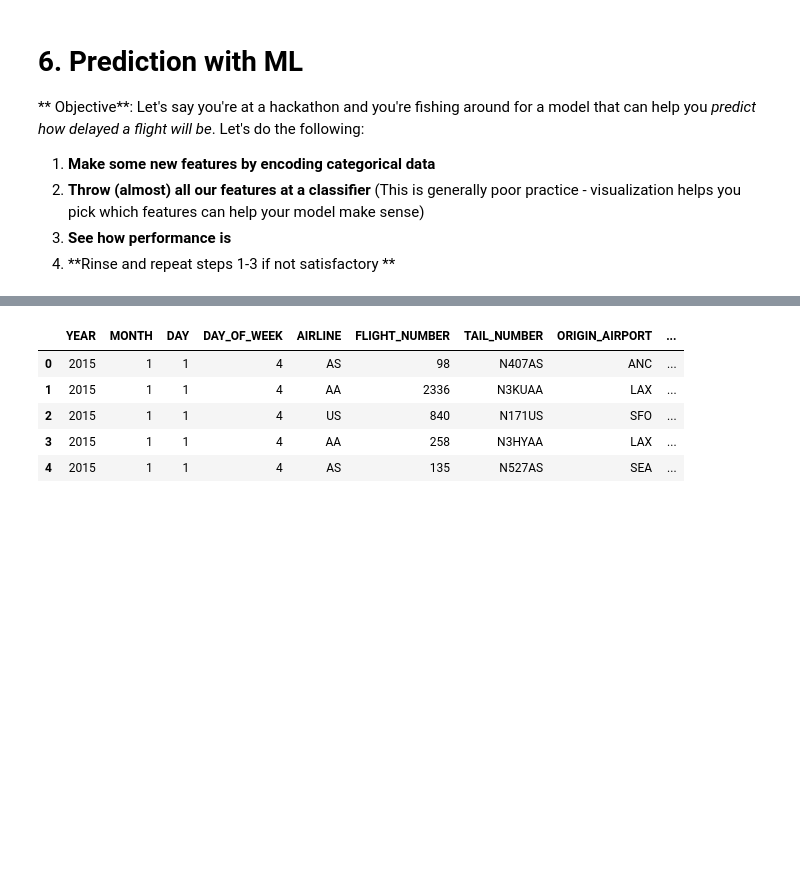
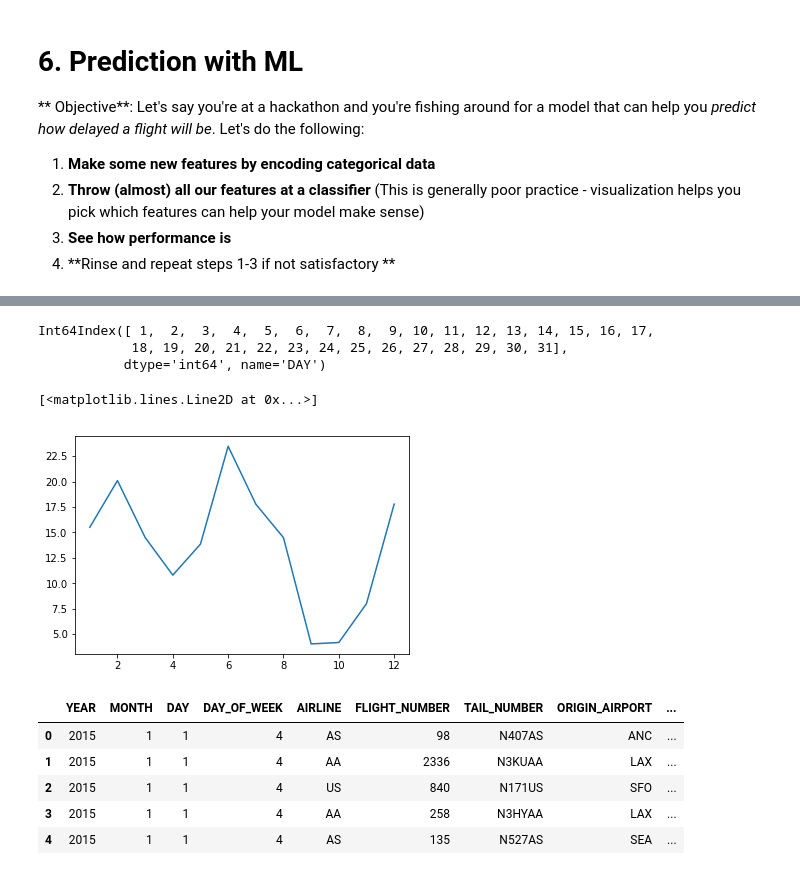
Before and after one commit to VandyHacks/datascience-beginners, a Jupyter notebook: Tutorial.ipynb, the cells around one changed output, grey strips where cells are left out. Cells and saved outputs as stored; diff of their text form; code cells hidden in the pictures; blank space fills up the shorter version.

```diff
--- a/Tutorial.ipynb
+++ b/Tutorial.ipynb
@@ -198,3 +200,7 @@ plt.scatter(flights['DISTANCE'], flights['TOTAL_DELAY'], s=3) # x= distance, y=
 2. **Throw (almost) all our features at a classifier** (This is generally poor practice - visualization helps you pick which features can help your model make sense)
 3. **See how performance is**
 4. **Rinse and repeat steps 1-3 if not satisfactory **
+# %%
+avg_delay_day = pd.DataFrame(flights.groupby('MONTH').mean(), columns=['DEPARTURE_DELAY', 'ARRIVAL_DELAY', 'TOTAL_DELAY']) #average delay per day
+
+avg_delay_day.sort_values(by='TOTAL_DELAY', ascending=False).head(10) # Show dates with highest average total delay
@@ -201,3 +220,14 @@ plt.scatter(flights['DISTANCE'], flights['TOTAL_DELAY'], s=3) # x= distance, y=
+# %%
+avg_delay_day.index
+# %% [output]
+Int64Index([ 1,  2,  3,  4,  5,  6,  7,  8,  9, 10, 11, 12, 13, 14, 15, 16, 17,
+            18, 19, 20, 21, 22, 23, 24, 25, 26, 27, 28, 29, 30, 31],
+           dtype='int64', name='DAY')
+# %%
+plt.plot(avg_delay_day.index, avg_delay_day['TOTAL_DELAY'])
+# %% [output]
+[<matplotlib.lines.Line2D at 0x...>]
+[figure, added]
 # %%
 flights.head()
 # %% [output]
```
Also changed, not shown: parts of 18 cells of this notebook.
